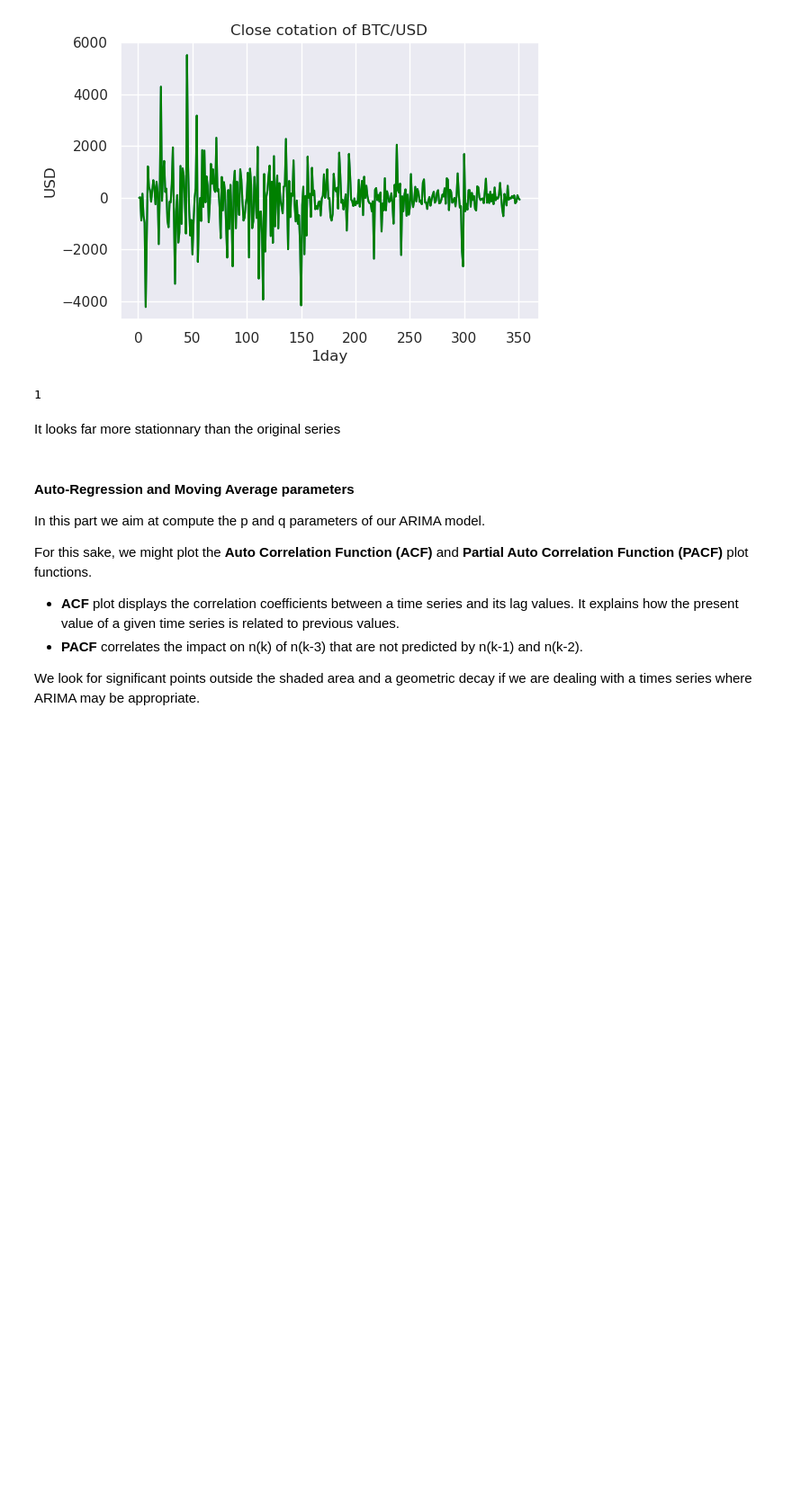
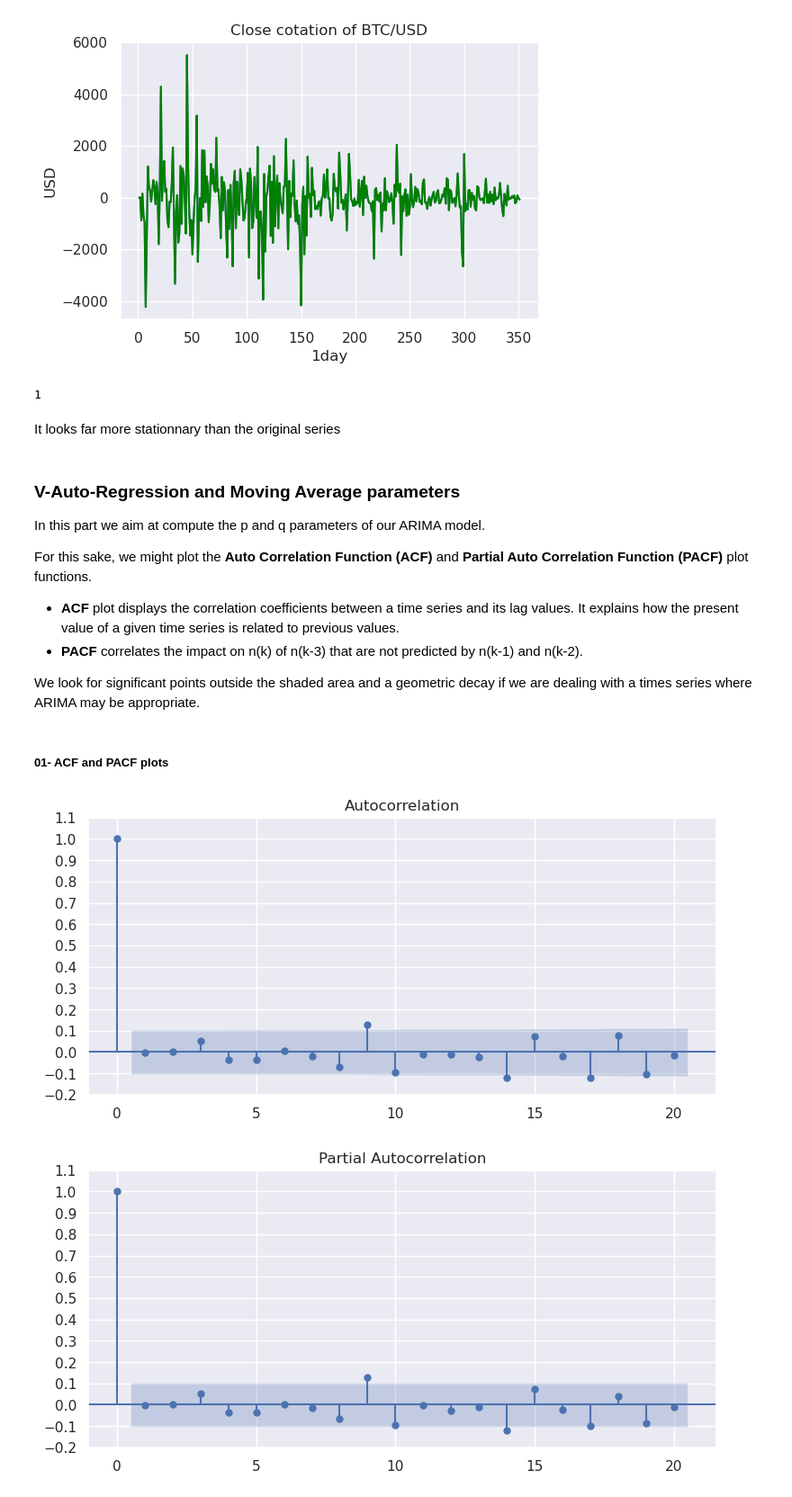
Before and after one commit to MohamedKeteb/Crypto_project, a Jupyter notebook: arima_model.ipynb, the cells around one changed output. Shown at 90% size. Drawn from its saved outputs; the diff is of its cells as text; code cells hidden in the pictures; blank space fills up the shorter version.

Commit message:
ACF/PACF plots and White noise feature verification

```diff
--- a/arima_model.ipynb
+++ b/arima_model.ipynb
@@ -211,7 +211,7 @@ diff_data[0]
 # %% [markdown]
 It looks far more stationnary than the original series
 # %% [markdown]
-#### **Auto-Regression and Moving Average parameters**
+### **V-Auto-Regression and Moving Average parameters**
 
 In this part we aim at compute the p and q parameters of our ARIMA model.
 
@@ -221,3 +221,28 @@ For this sake, we might plot the **Auto Correlation Function (ACF)** and **Parti
 - **PACF** correlates the impact on n(k) of n(k-3) that are not predicted by n(k-1) and n(k-2).
 
 We look for significant points outside the shaded area and a geometric decay if we are dealing with a times series where ARIMA may be appropriate.
+# %% [markdown]
+##### **01- ACF and PACF plots**
+# %%
+import statsmodels.api as sm
+import statsmodels.tsa.stattools as stattools
+
+def acf_pacf(data, price):
+
+    fig, ax = plt.subplots(1, figsize=(9,4), dpi=100)
+    sm.graphics.tsa.plot_acf(data[str(price)], lags=20, ax = ax)
+    plt.ylim([-0.05, 0.25])
+    plt.yticks(np.arange(-0.20,1.2, 0.1))
+    plt.show()
+
+    fig, ax = plt.subplots(1, figsize=(9,4), dpi=100)
+    sm.graphics.tsa.plot_pacf(data[str(price)], lags = 20, ax = ax)
+    plt.ylim([-0.05, 0.25])
+    plt.yticks(np.arange(-0.20,1.2, 0.1))
+    plt.show()
+
+
+acf_pacf(diff_data[1], 'close')
+# %% [output]
+[figure, added]
+[figure, added]
```
Also changed, not shown: parts of 12 cells of this notebook.
